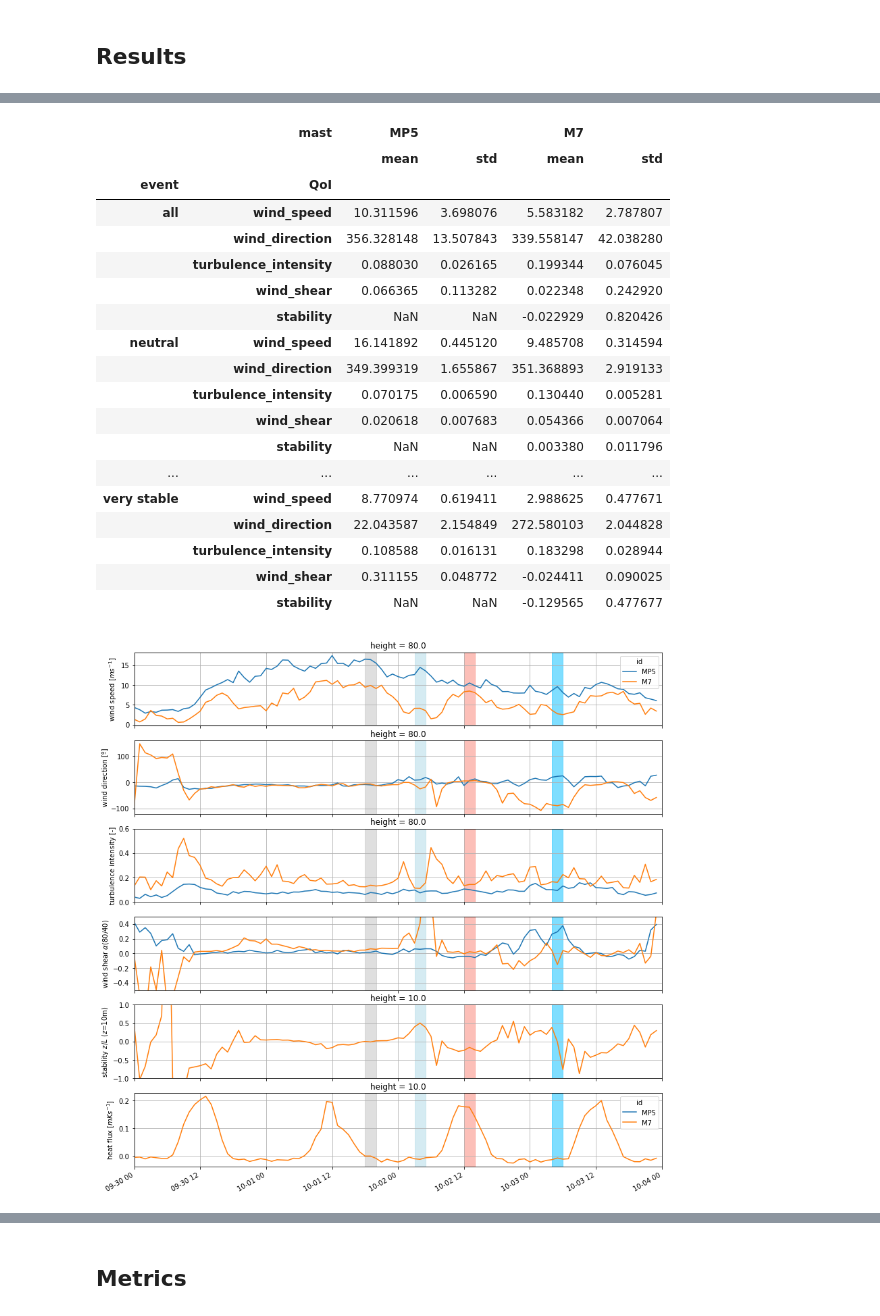
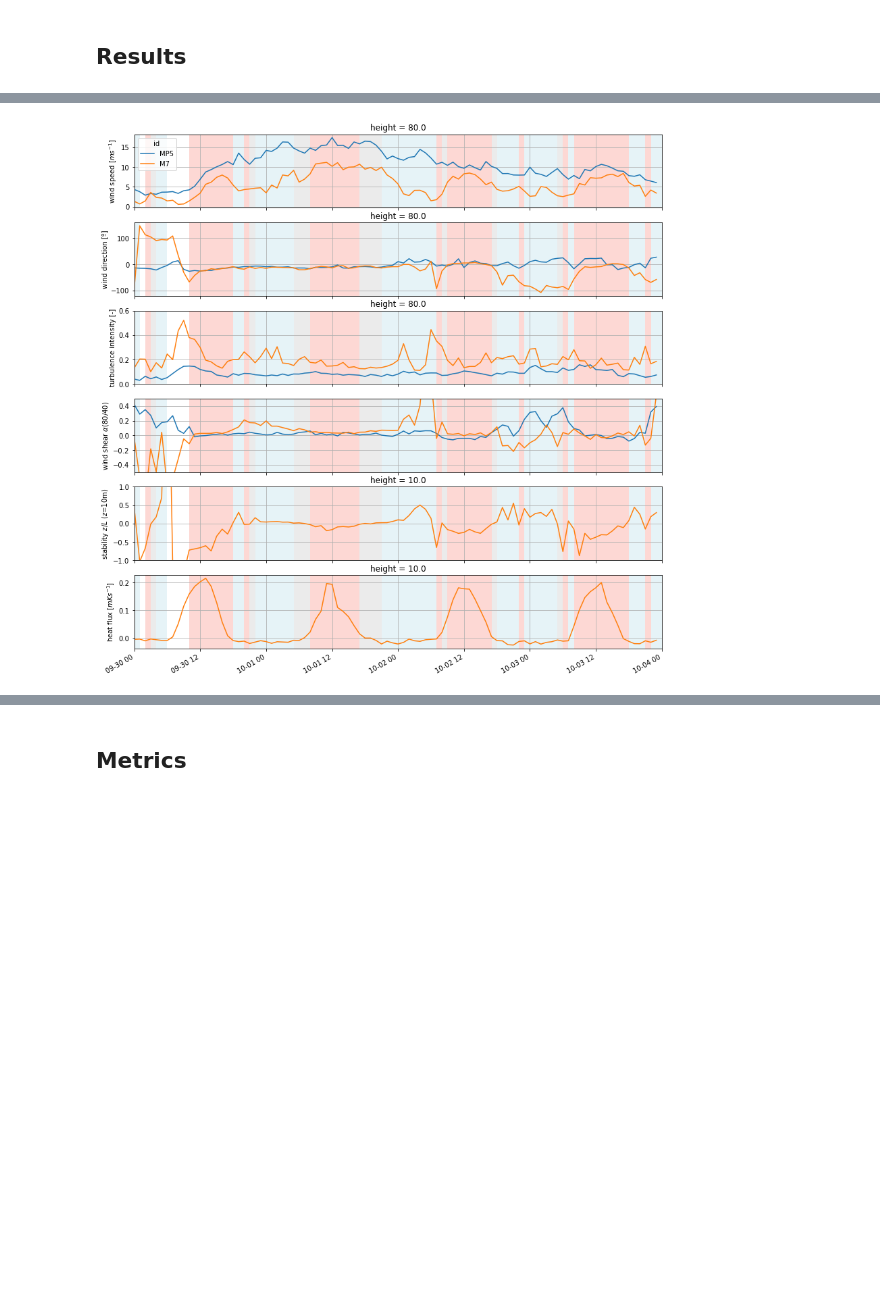
Before and after one commit to jsrodrigo/alex17, a Jupyter notebook: ALEX17_DiurnalCycles_Benchmark.ipynb, the cells around one changed output, grey strips where cells are left out. Drawn from its saved outputs; the diff is of its cells as text; code cells hidden in the pictures; blank space fills up the shorter version.

```diff
--- a/ALEX17_DiurnalCycles_Benchmark.ipynb
+++ b/ALEX17_DiurnalCycles_Benchmark.ipynb
@@ -205,33 +202,14 @@ ax = mast_sims_vs_obs_timeseries_plot(mast, h, masts_obs, masts_sim, sims, datef
 # %%
 # MP5 vs M7
 h = 80.
 mast = ['MP5','M7']
 
-ax = compare_masts_timeseries_plot(mast, h, masts_obs, datefrom, dateto, events)
+ax = compare_masts_timeseries_plot(mast, h, masts_obs, datefrom, dateto, [], binmap)
 
-masts_obs_quois = events_qois_vs_masts_table(events,masts_obs,h)
-masts_obs_quois[mast]
+#masts_obs_quois = events_qois_vs_masts_table(events,masts_obs,h)
+#masts_obs_quois[mast]
 # %% [output]
-|  | mast | MP5 |  | M7 |  |
-|  |  | mean | std | mean | std |
-| event | QoI |  |  |  |  |
-| all | wind_speed | 10.311596 | 3.698076 | 5.583182 | 2.787807 |
-|  | wind_direction | 356.328148 | 13.507843 | 339.558147 | 42.038280 |
-|  | turbulence_intensity | 0.088030 | 0.026165 | 0.199344 | 0.076045 |
-|  | wind_shear | 0.066365 | 0.113282 | 0.022348 | 0.242920 |
-|  | stability | NaN | NaN | -0.022929 | 0.820426 |
-| neutral | wind_speed | 16.141892 | 0.445120 | 9.485708 | 0.314594 |
-|  | wind_direction | 349.399319 | 1.655867 | 351.368893 | 2.919133 |
-|  | turbulence_intensity | 0.070175 | 0.006590 | 0.130440 | 0.005281 |
-|  | wind_shear | 0.020618 | 0.007683 | 0.054366 | 0.007064 |
-|  | stability | NaN | NaN | 0.003380 | 0.011796 |
-| ... | ... | ... | ... | ... | ... |
-| very stable | wind_speed | 8.770974 | 0.619411 | 2.988625 | 0.477671 |
-|  | wind_direction | 22.043587 | 2.154849 | 272.580103 | 2.044828 |
-|  | turbulence_intensity | 0.108588 | 0.016131 | 0.183298 | 0.028944 |
-|  | wind_shear | 0.311155 | 0.048772 | -0.024411 | 0.090025 |
-|  | stability | NaN | NaN | -0.129565 | 0.477677 |
-[figure, old version]
+[figure, new version]
 # %%
 # Vertical profiles at a particular event
 select_event = 'all'
```
Also changed, not shown: parts of 7 cells of this notebook, 3 other files.
